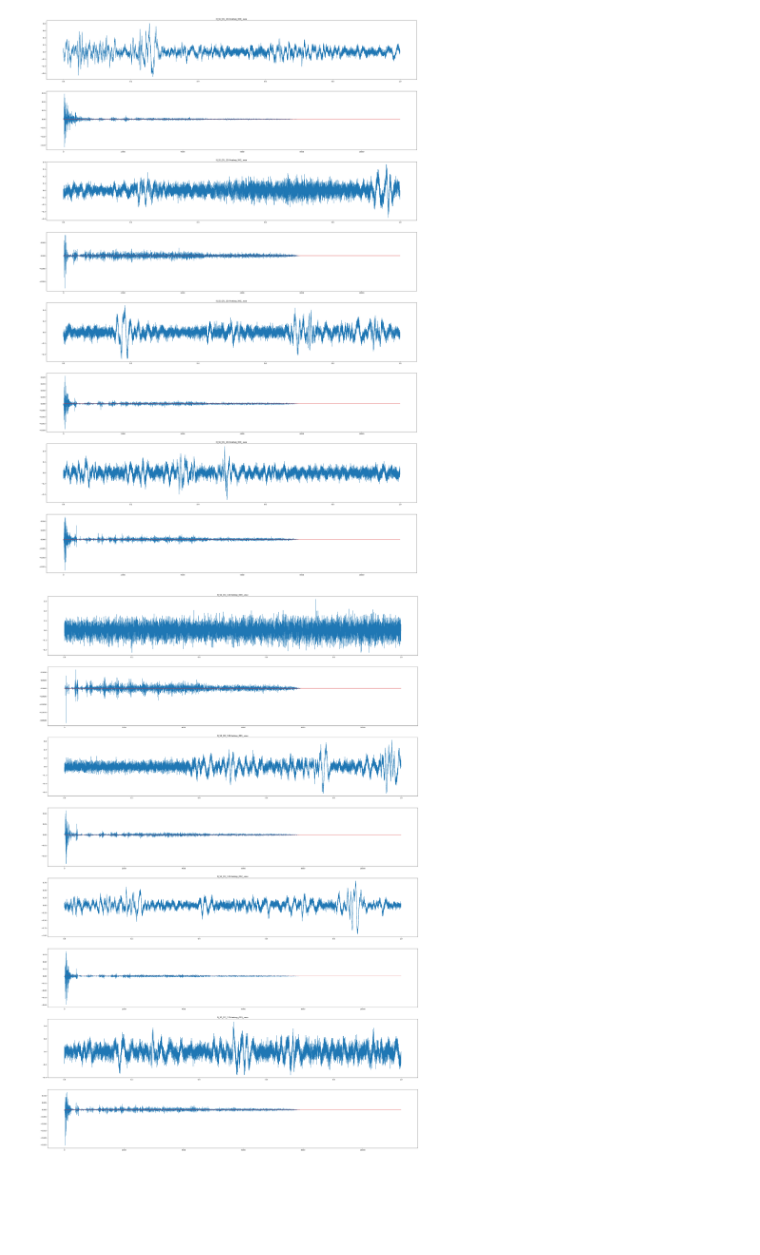
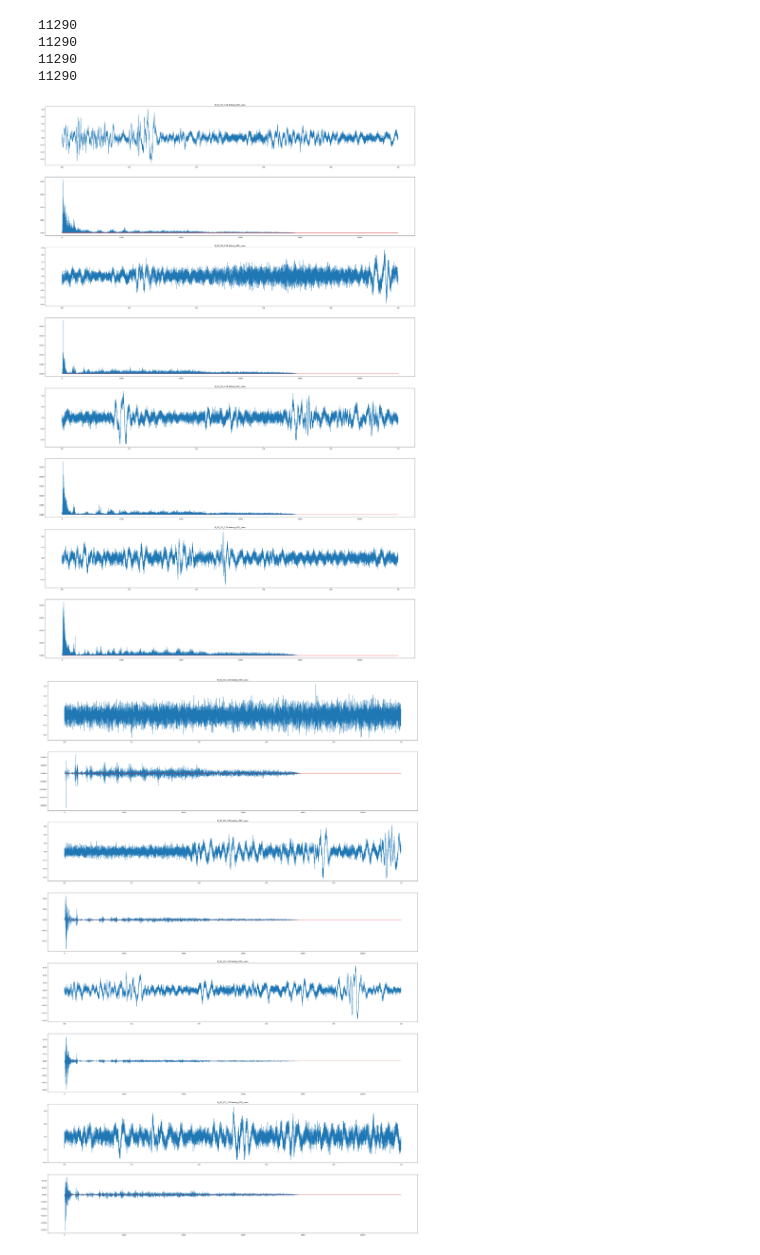
Before and after one commit to Kinlo-sama/IA_aprendizaje, a Jupyter notebook: Proyecto_IdDr2.ipynb, the cells around one changed output. Cells and saved outputs as stored; diff of their text form; code cells hidden in the pictures; blank space fills up the shorter version.

```diff
--- a/Proyecto_IdDr2.ipynb
+++ b/Proyecto_IdDr2.ipynb
@@ -72,24 +90,32 @@ print(len(lista_audios))
 # %%
 j = 0
 plt.figure(figsize=(40, 60))
 for i in range(1, 9, 2):
     audio, sr = librosa.load(f"Seleccion/Drone/B_S2_D1_067-bebop_00{str(j)}_.wav")
     duration = librosa.get_duration(y=audio, sr=sr)
     sr = int(duration * sr)
     t = np.linspace(0,1,sr)
-    fft_result = np.fft.rfft(audio)
+    fft_result = np.fft.fft(audio)
     fft_result /= (sr / 2)
-    fft_freq = np.fft.rfftfreq(sr, 1 / sr)
+    fft_result = np.abs(fft_result)
+    fft_result = fft_result[:len(fft_result) // 2]
+    fft_freq = np.fft.fftfreq(sr, 1 / sr)
+    fft_freq = fft_freq[:len(fft_freq) // 2]
     plt.subplot(8, 1, i)
     plt.plot(t, audio)
     plt.title(f"B_S2_D1_110-bebop_00{str(j)}_.wav")
     plt.subplot(8, 1, i+1)
     plt.stem(fft_freq, fft_result,markerfmt=" ")
     j += 1
+    print(len(fft_freq))
 
 plt.show()
 # %% [output]
+11290
+11290
+11290
+11290
-[figure, old version]
+[figure, new version]
 # %%
 j = 0
 plt.figure(figsize=(40,60))
```
Also changed, not shown: parts of 1 cell of this notebook, 25 other files.
